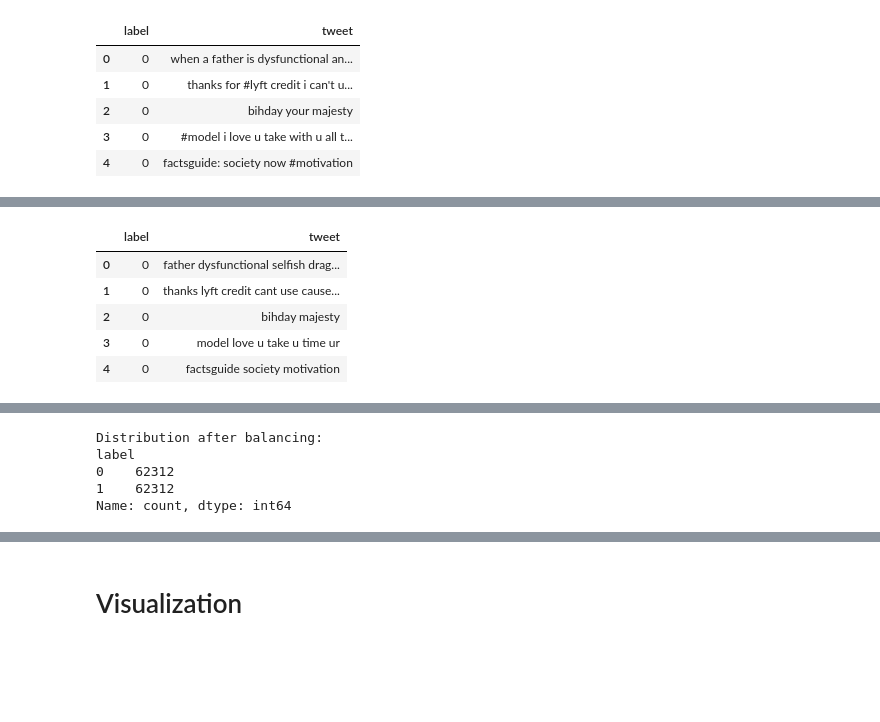
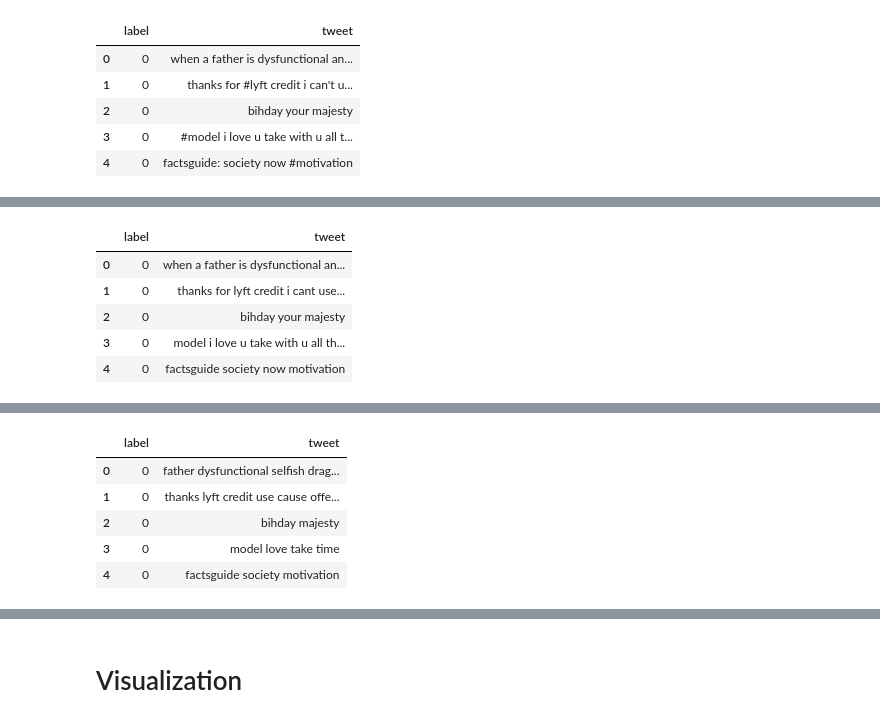
Before and after one commit to yohanajocelyn/afl1_sentiment_classification, a Jupyter notebook: notebook/preprocessing.ipynb, the cells around one changed output, grey strips where cells are left out. Cells and saved outputs as stored; diff of their text form; code cells hidden in the pictures; blank space fills up the shorter version.

```diff
--- a/notebook/preprocessing.ipynb
+++ b/notebook/preprocessing.ipynb
@@ -101,11 +101,3 @@ df.head()
 | 2 | 0 | bihday your majesty |
 | 3 | 0 | #model i love u take with u all t... |
 | 4 | 0 | factsguide: society now #motivation |
-# %%
-# Remove punctuation
-punc = string.punctuation
-def remove_punc(text):
-    return text.translate(str.maketrans('', '', punc))
-
-df['tweet'] = df['tweet'].apply(remove_punc)
-df.head()
@@ -141,15 +103,0 @@ df.head()
-# %%
-# Remove emojis
-def remove_emoji(text):
-    emoji_pattern = re.compile("["
-        u"\U0001F600-\U0001F64F"  # emoticons
-        u"\U0001F300-\U0001F5FF"  # symbols & pictographs
-        u"\U0001F680-\U0001F6FF"  # transport & map symbols
-        u"\U0001F1E0-\U0001F1FF"  # flags (iOS)
-        u"\U00002702-\U000027B0"
-        u"\U000024C2-\U0001F251"
-        "]+", flags=re.UNICODE)
-    return emoji_pattern.sub(r'', text)
-
-df['tweet'] = df['tweet'].apply(remove_emoji)
-df.head()
@@ -164,15 +105,30 @@ df.head()
 # Remove symbols and numbers
 def remove_symbols(text):
     text = re.sub(r'[^a-zA-Z\s]', '', text)
-    text = re.sub(r'\s+', ' ', text).strip()
+    # text = re.sub(r'\s+', ' ', text).strip()
     return text
 
 df['tweet'] = df['tweet'].apply(remove_symbols)
 df.head()
 # %% [output]
 |  | label | tweet |
-| 0 | 0 | father dysfunctional selfish drag... |
-| 1 | 0 | thanks lyft credit cant use cause... |
-| 2 | 0 | bihday majesty |
-| 3 | 0 | model love u take u time ur |
-| 4 | 0 | factsguide society motivation |
+| 0 | 0 | when a father is dysfunctional an... |
+| 1 | 0 | thanks for lyft credit i cant use... |
+| 2 | 0 | bihday your majesty |
+| 3 | 0 | model i love u take with u all th... |
+| 4 | 0 | factsguide society now motivation |
+# %%
+nltk.download('stopwords')
+stop_words = set(stopwords.words('english'))
+custom_words = ['im', 'u', 'ur', 'dont', 'cant', 'wont', 'amp', 'user', 'get', 'got', 'rt']
+stop_words.update(custom_words)
+
+# Remove stopwords
+def remove_stopwords(text):
+    # Split text, keep word ONLY if it is not in stopwords
+    words = [word for word in text.split() if word not in stop_words]
+    return " ".join(words)
+
+df['tweet'] = df['tweet'].apply(remove_stopwords)
+df.head()
+# %% [output]
@@ -179,18 +138,18 @@ df.head()
+|  | label | tweet |
+| 0 | 0 | father dysfunctional selfish drag... |
+| 1 | 0 | thanks lyft credit use cause offe... |
+| 2 | 0 | bihday majesty |
+| 3 | 0 | model love take time |
+| 4 | 0 | factsguide society motivation |
 # %%
-from sklearn.utils import resample
-max_size = df['label'].value_counts().max()
-lst = [df[df['label'] == i] for i in df['label'].unique()]
+# from sklearn.utils import resample
+# max_size = df['label'].value_counts().max()
+# lst = [df[df['label'] == i] for i in df['label'].unique()]
 
-df_balanced = pd.DataFrame()
-for sub_df in lst:
-    df_resampled = resample(sub_df, replace=True, n_samples=max_size, random_state=42)
-    df_balanced = pd.concat([df_balanced, df_resampled])
+# df_balanced = pd.DataFrame()
+# for sub_df in lst:
+#     df_resampled = resample(sub_df, replace=True, n_samples=max_size, random_state=42)
+#     df_balanced = pd.concat([df_balanced, df_resampled])
 
-print("Distribution after balancing:")
-print(df_balanced['label'].value_counts())
+# print("Distribution after balancing:")
+# print(df_balanced['label'].value_counts())
-# %% [output]
-Distribution after balancing:
-label
-0    62312
-1    62312
-Name: count, dtype: int64
```
Also changed, not shown: parts of 11 cells of this notebook, 2 other files.
